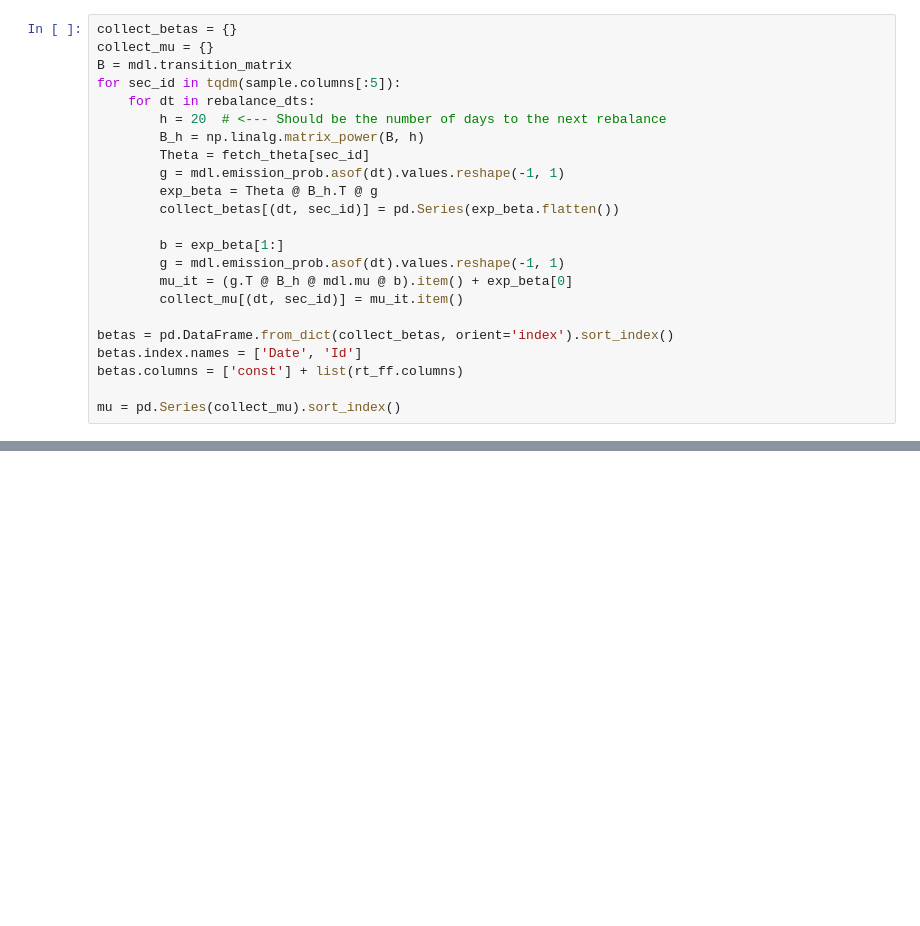
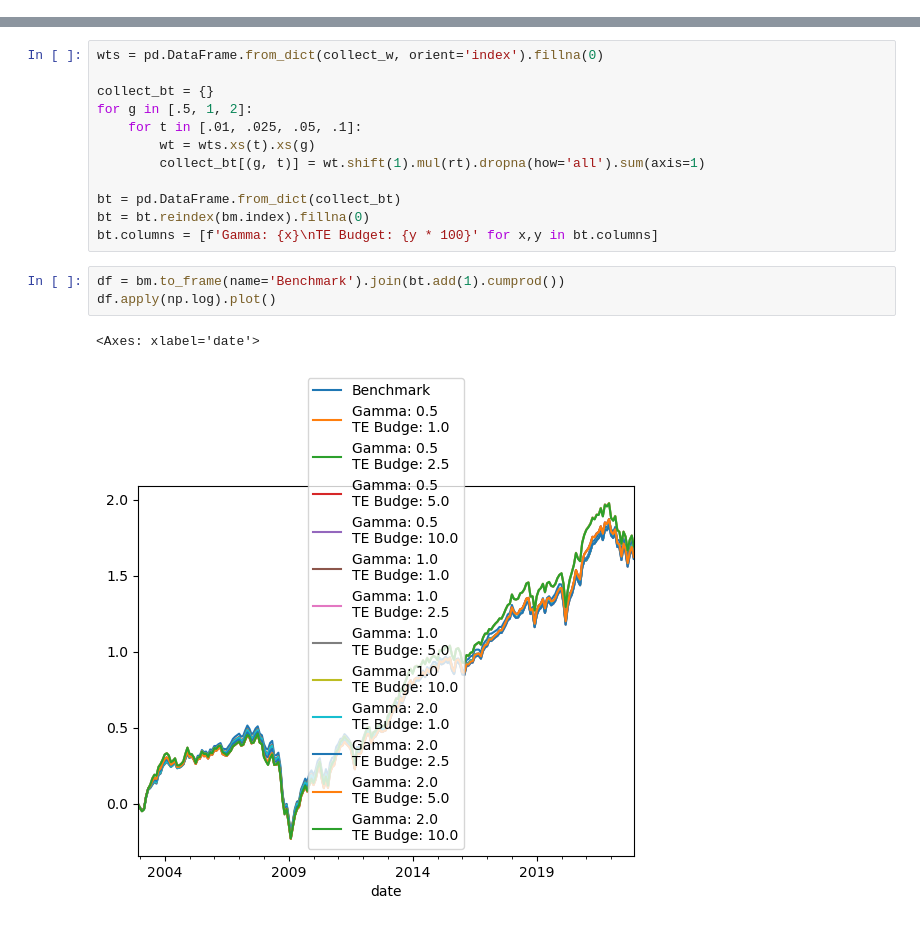
Before and after one commit to fcoibanez/regimeaware, a Jupyter notebook: notebooks/empirical.ipynb, the cells around one changed output, grey strips where cells are left out. Drawn from its saved outputs; the diff is of its cells as text; blank space fills up the shorter version.

```diff
--- a/notebooks/empirical.ipynb
+++ b/notebooks/empirical.ipynb
@@ -128,23 +0,0 @@ for sec_id in tqdm(sample.columns[:5], ):  # <--- 10 for now
-# %%
-collect_betas = {}
-collect_mu = {}
-B = mdl.transition_matrix
-for sec_id in tqdm(sample.columns[:5]):
-    for dt in rebalance_dts:
-        h = 20  # <--- Should be the number of days to the next rebalance
-        B_h = np.linalg.matrix_power(B, h)
-        Theta = fetch_theta[sec_id]
-        g = mdl.emission_prob.asof(dt).values.reshape(-1, 1)
-        exp_beta = Theta @ B_h.T @ g
-        collect_betas[(dt, sec_id)] = pd.Series(exp_beta.flatten())
-
-        b = exp_beta[1:]
-        g = mdl.emission_prob.asof(dt).values.reshape(-1, 1)
-        mu_it = (g.T @ B_h @ mdl.mu @ b).item() + exp_beta[0]
-        collect_mu[(dt, sec_id)] = mu_it.item()
-
-betas = pd.DataFrame.from_dict(collect_betas, orient='index').sort_index()
-betas.index.names = ['Date', 'Id']
-betas.columns = ['const'] + list(rt_ff.columns)
-
-mu = pd.Series(collect_mu).sort_index()
@@ -229,0 +89,18 @@ print(pd.DataFrame(np.linalg.inv(D) @ S @ np.linalg.inv(D)))
+# %%
+wts = pd.DataFrame.from_dict(collect_w, orient='index').fillna(0)
+
+collect_bt = {}
+for g in [.5, 1, 2]:
+    for t in [.01, .025, .05, .1]:
+        wt = wts.xs(t).xs(g)
+        collect_bt[(g, t)] = wt.shift(1).mul(rt).dropna(how='all').sum(axis=1)
+
+bt = pd.DataFrame.from_dict(collect_bt)
+bt = bt.reindex(bm.index).fillna(0)
+bt.columns = [f'Gamma: {x}\nTE Budget: {y * 100}' for x,y in bt.columns]
+# %%
+df = bm.to_frame(name='Benchmark').join(bt.add(1).cumprod())
+df.apply(np.log).plot()
+# %% [output]
+<Axes: xlabel='date'>
+[figure, added]
```
Also changed, not shown: parts of 16 cells of this notebook.
